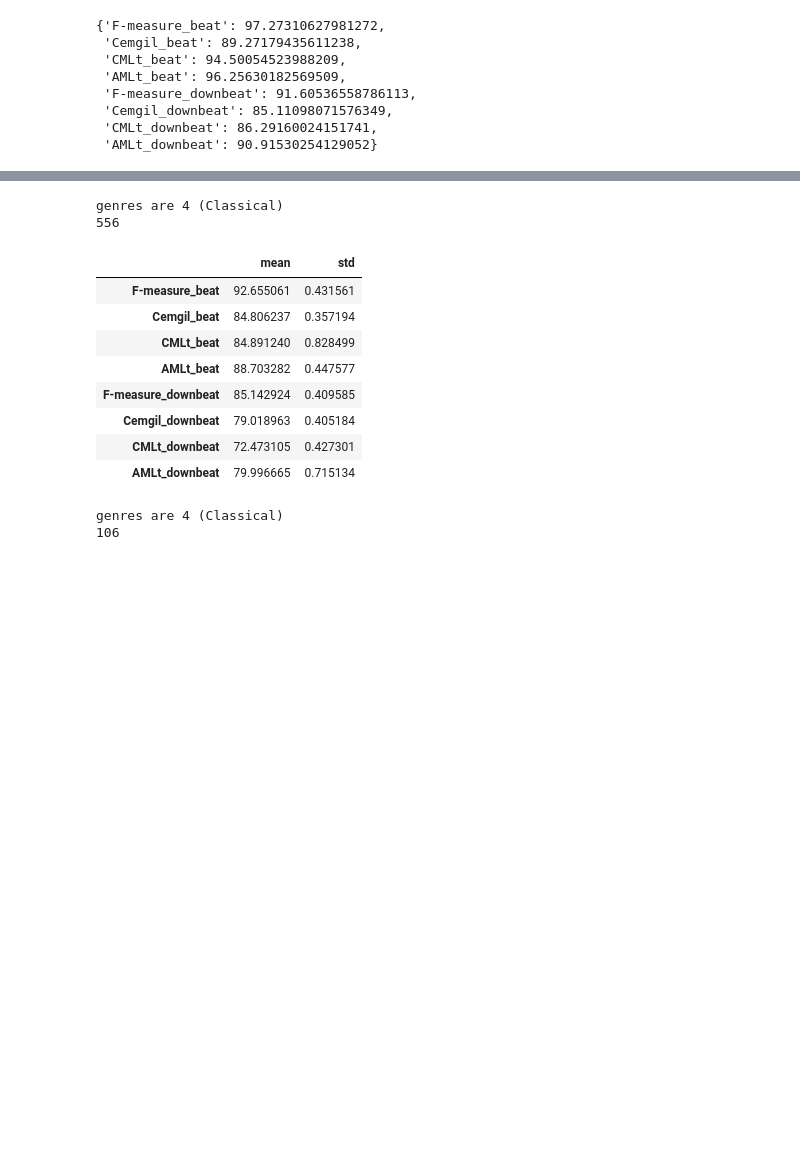
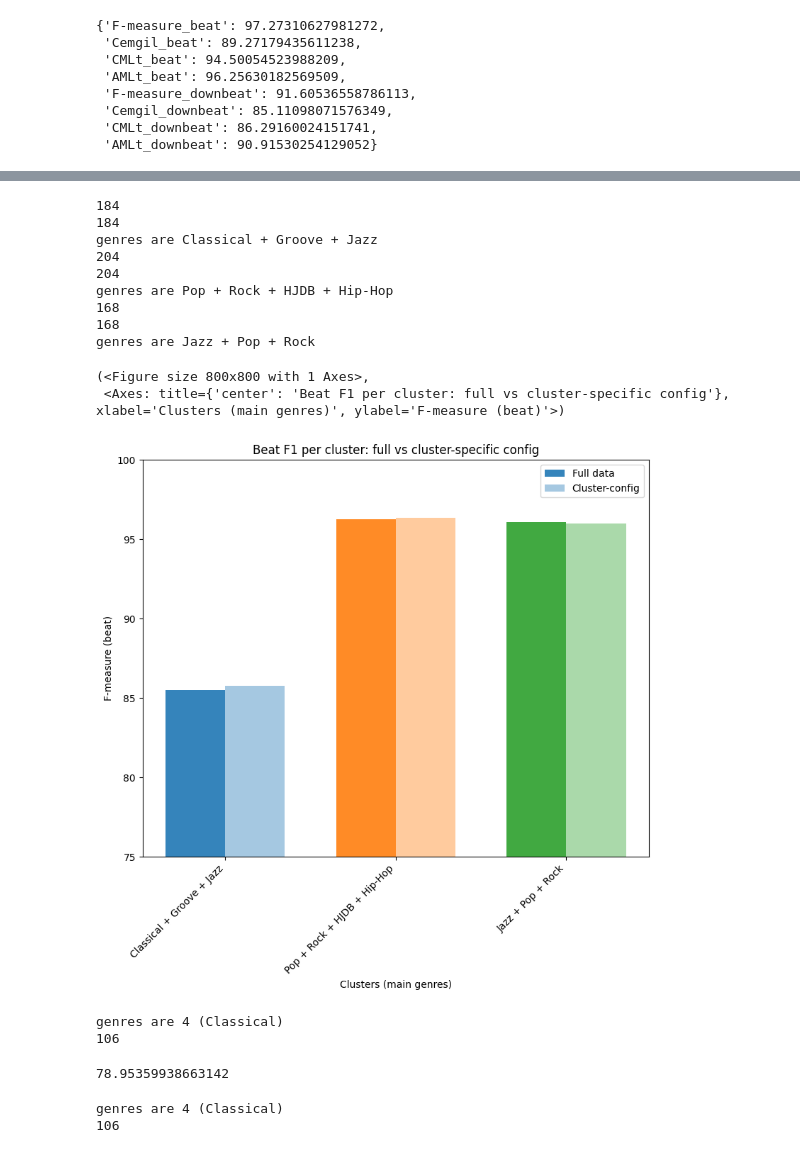
Before and after one commit to PulyaPolya/beat_this, a Jupyter notebook: results_evaluation.ipynb, the cells around one changed output, grey strips where cells are left out. Cells and saved outputs as stored; diff of their text form; code cells hidden in the pictures; blank space fills up the shorter version.

```diff
--- a/results_evaluation.ipynb
+++ b/results_evaluation.ipynb
@@ -422,24 +548,32 @@ def get_restults_per_cluster (json_path,  cluster, seeds, df_path, full= False,
+# %%
+bar_plot_per_cluster (df_path = "data_cluster_assignments/df_raw_113_3clusters_new.csv", json_path =  "json_val_scores",
+                       clusters = [1,2, 3], seeds =[0,1,2] , cluster_config= "clusters3_layer113")
+# %% [output]
+184
+184
+genres are Classical + Groove + Jazz
+204
+204
+genres are Pop + Rock + HJDB + Hip-Hop
+168
+168
+genres are Jazz + Pop + Rock
+(<Figure size 800x800 with 1 Axes>,
+ <Axes: title={'center': 'Beat F1 per cluster: full vs cluster-specific config'}, xlabel='Clusters (main genres)', ylabel='F-measure (beat)'>)
+[figure, added]
 # %%
 
 json_path = "json_val_scores"
-scores = get_restults_per_cluster (json_path,  cluster = 4, seeds = [0,1,2], df_path= "data_cluster_assignments/df_cmeans_12_4clusters_new.csv", full = True, per_cluster=False )
+scores = get_restults_per_cluster (json_path,  cluster = 4, seeds = [0,1,2], df_path= "data_cluster_assignments/df_cmeans_12_4clusters_new.csv", full = True, per_cluster=True )
 df = pd.DataFrame(scores)
 
 summary = pd.DataFrame({
     "mean": df.mean(),
     "std": df.std()
 })
-summary
+summary.loc["F-measure_beat", "mean"]
 # %% [output]
 genres are 4 (Classical)
-556
+106
-|  | mean | std |
-| F-measure_beat | 92.655061 | 0.431561 |
-| Cemgil_beat | 84.806237 | 0.357194 |
-| CMLt_beat | 84.891240 | 0.828499 |
-| AMLt_beat | 88.703282 | 0.447577 |
-| F-measure_downbeat | 85.142924 | 0.409585 |
-| Cemgil_downbeat | 79.018963 | 0.405184 |
-| CMLt_downbeat | 72.473105 | 0.427301 |
-| AMLt_downbeat | 79.996665 | 0.715134 |
+78.95359938663142
 # %%
```
Also changed, not shown: parts of 6 cells of this notebook.
